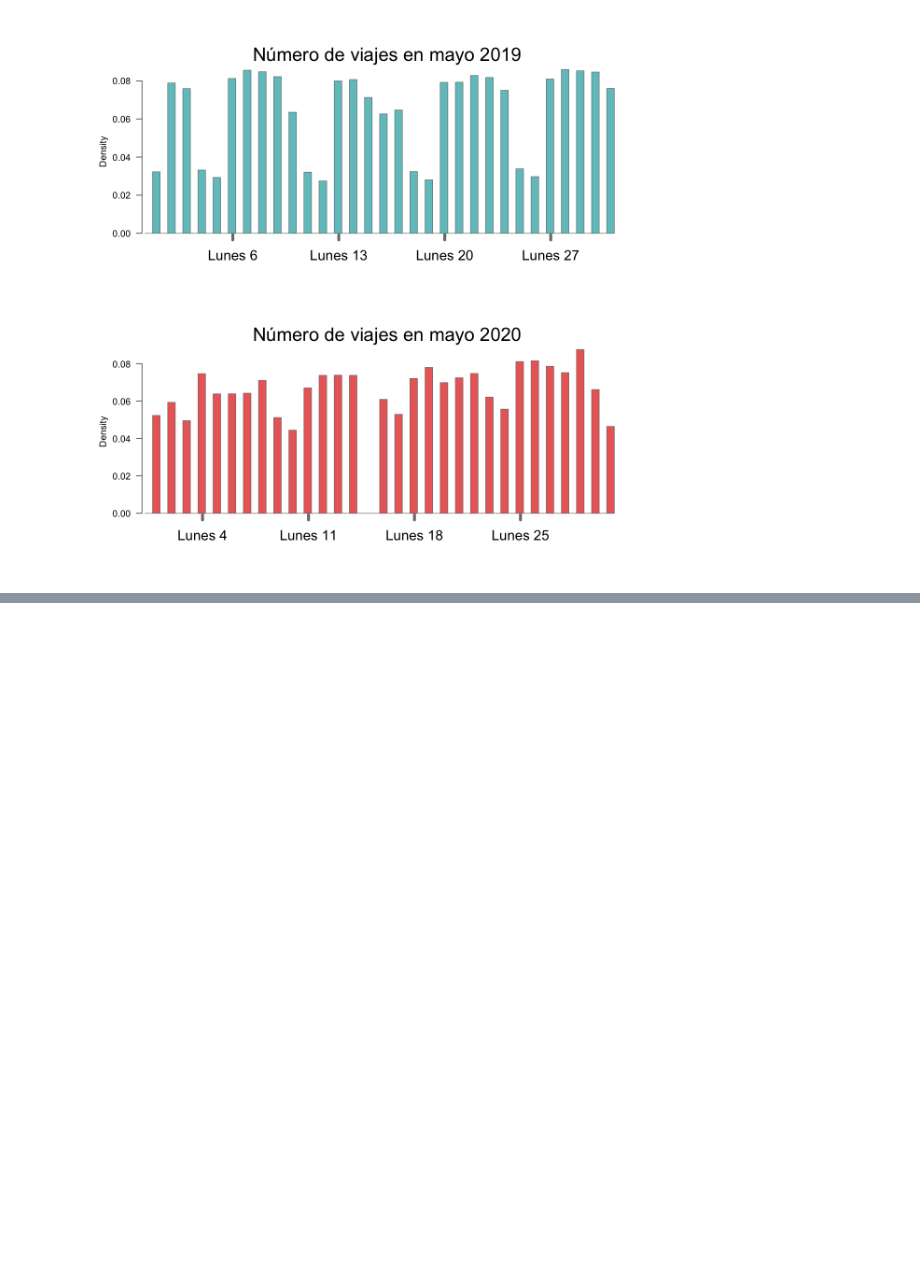
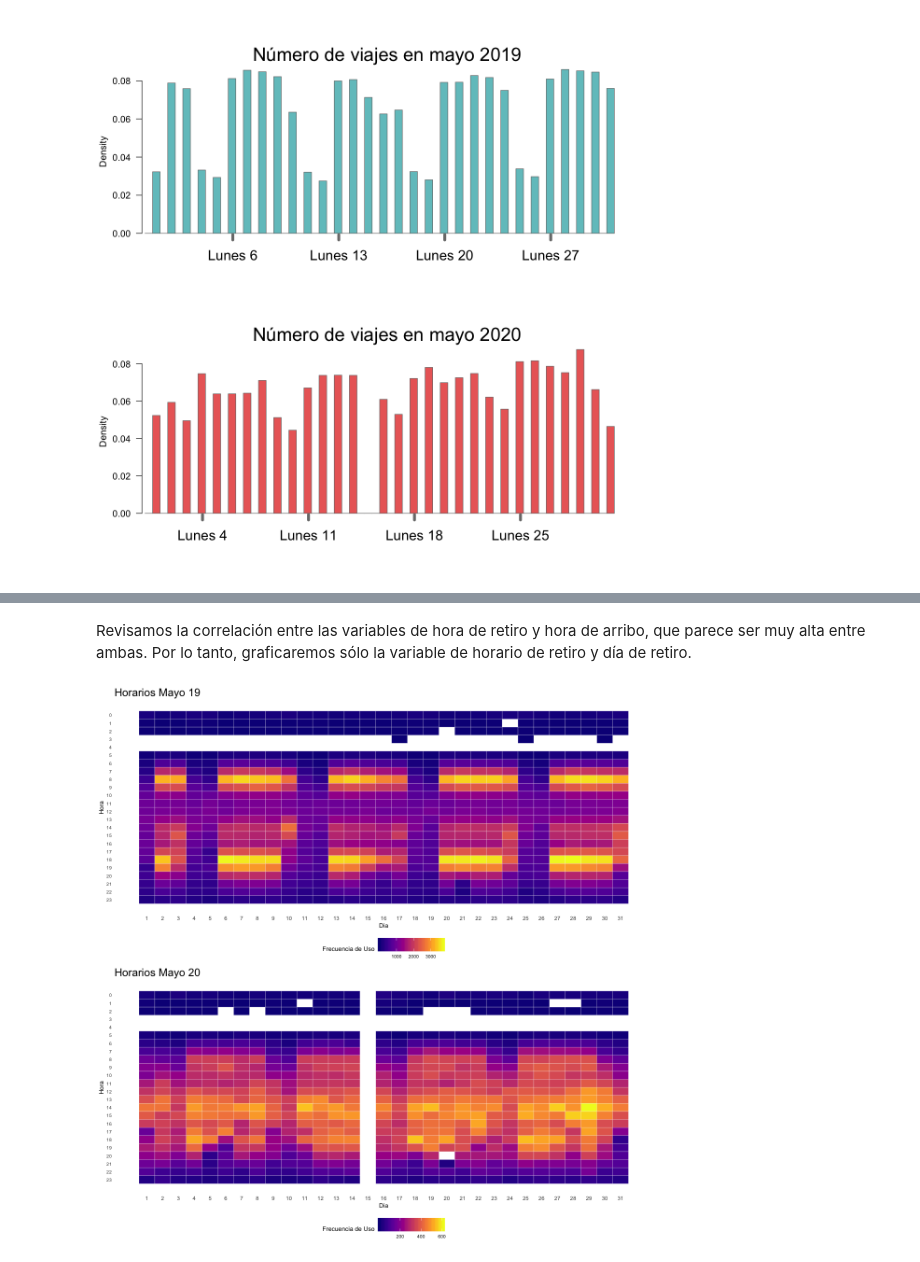
Before and after one commit to prope-2020-gh-classroom/practica-final-por-equipos-verano-2020-itam-Eduardo-Moreno, a Jupyter notebook: Descritive_Analysis.ipynb, the cells around one changed output, grey strips where cells are left out. Saved outputs shown, nothing was run; the diff lists cells and outputs as text; code cells hidden in the pictures; blank space fills up the shorter version.

Commit message:
Just adding a couple of graphics, the good version is in the master

```diff
--- a/Descritive_Analysis.ipynb
+++ b/Descritive_Analysis.ipynb
@@ -343,0 +370,47 @@ A continuación se presentará el siguiente capítulo que realizará un análisi
+# %% [markdown]
+Revisamos la correlación entre las variables de hora de retiro y hora de arribo, que parece ser muy alta entre ambas. Por lo tanto, graficaremos sólo la variable de horario de retiro y día de retiro.
+# %%
+hola_19 <- horario_19 %>% group_by(hora_r,dia_r) %>% tally()
+# %%
+p1 <-ggplot(hola_19,aes(dia_r,hora_r,fill=n))+
+  geom_tile(color= "white",size=0.1) +
+  scale_fill_viridis(name="Frecuencia de Uso",option ="C")
+p1 <-p1 + scale_y_continuous(trans = "reverse", breaks = seq(0,23,1))
+p1 <-p1 + scale_x_continuous(breaks =seq(1,31,1))
+p1 <-p1 + theme_minimal(base_size = 8)
+p1 <-p1 + labs(title= paste("Horarios Mayo 19"), x="Dia", y="Hora")
+p1 <-p1 + theme(legend.position = "bottom")+
+  theme(plot.title=element_text(size = 14))+
+  theme(axis.text.y=element_text(size=6)) +
+  theme(strip.background = element_rect(colour="white"))+
+  theme(plot.title=element_text(hjust=0))+
+  theme(axis.ticks=element_blank())+
+  theme(axis.text=element_text(size=7))+
+  theme(legend.title=element_text(size=8))+
+  theme(legend.text=element_text(size=6))+
+  removeGrid()#ggExtra
+# %%
+hola_20 <- horario_20 %>% group_by(hora_r,dia_r) %>% tally()
+# %%
+p2 <-ggplot(hola_20,aes(dia_r,hora_r,fill=n))+
+  geom_tile(color= "white",size=0.1) +
+  scale_fill_viridis(name="Frecuencia de Uso",option ="C")
+#p <-p + facet_grid(dia_r~hora_r)
+p2 <-p2 + scale_y_continuous(trans = "reverse", breaks = seq(0,23,1))
+p2 <-p2 + scale_x_continuous(breaks =seq(1,31,1))
+p2 <-p2 + theme_minimal(base_size = 8)
+p2 <-p2 + labs(title= paste("Horarios Mayo 20"), x="Dia", y="Hora")
+p2 <-p2 + theme(legend.position = "bottom")+
+  theme(plot.title=element_text(size = 14))+
+  theme(axis.text.y=element_text(size=6)) +
+  theme(strip.background = element_rect(colour="white"))+
+  theme(plot.title=element_text(hjust=0))+
+  theme(axis.ticks=element_blank())+
+  theme(axis.text=element_text(size=7))+
+  theme(legend.title=element_text(size=8))+
+  theme(legend.text=element_text(size=6))+
+  removeGrid()#ggExtra
+# %%
+grid.arrange(p1,p2)
+# %% [output]
+[figure, added]
```
Also changed, not shown: parts of 11 cells of this notebook.
